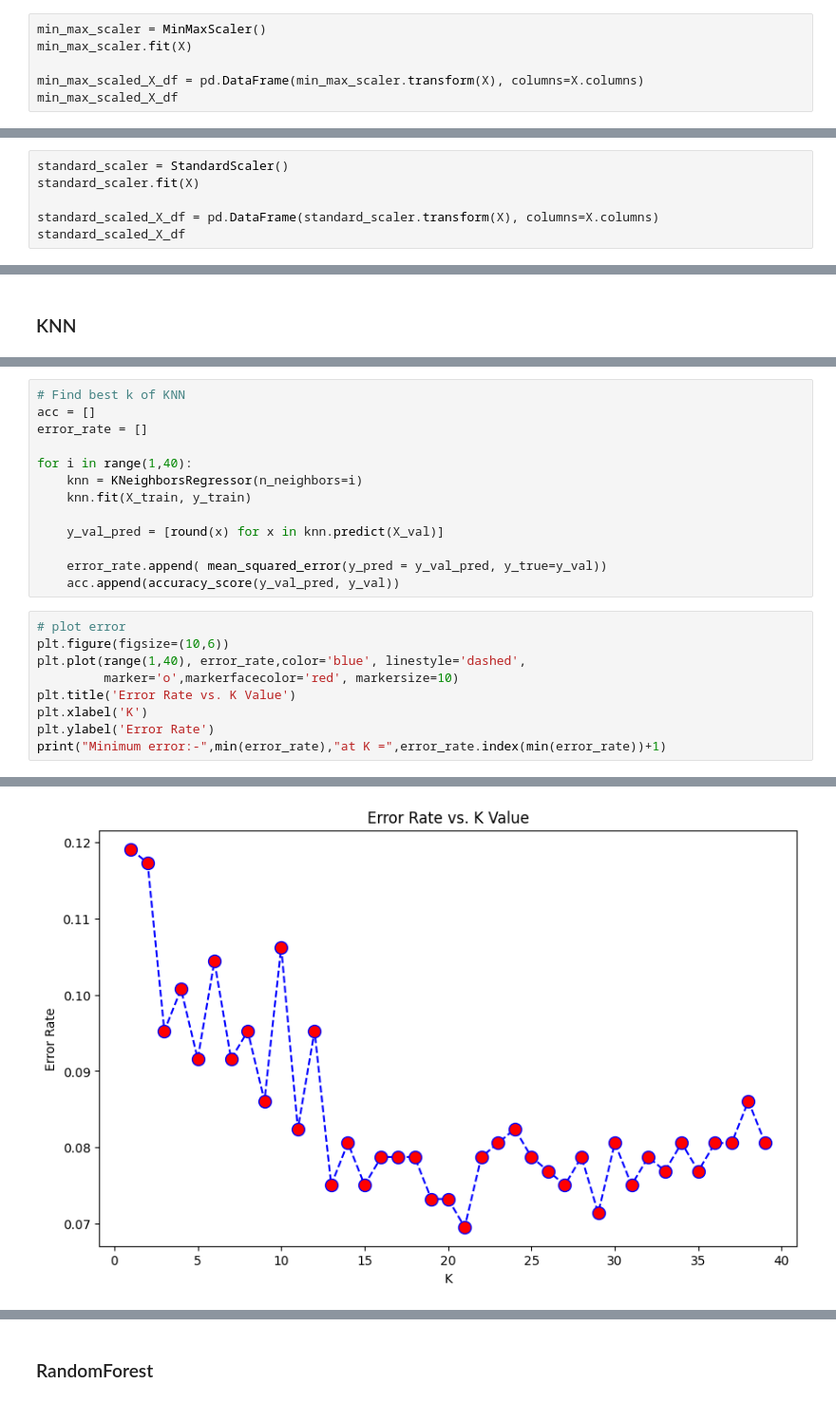
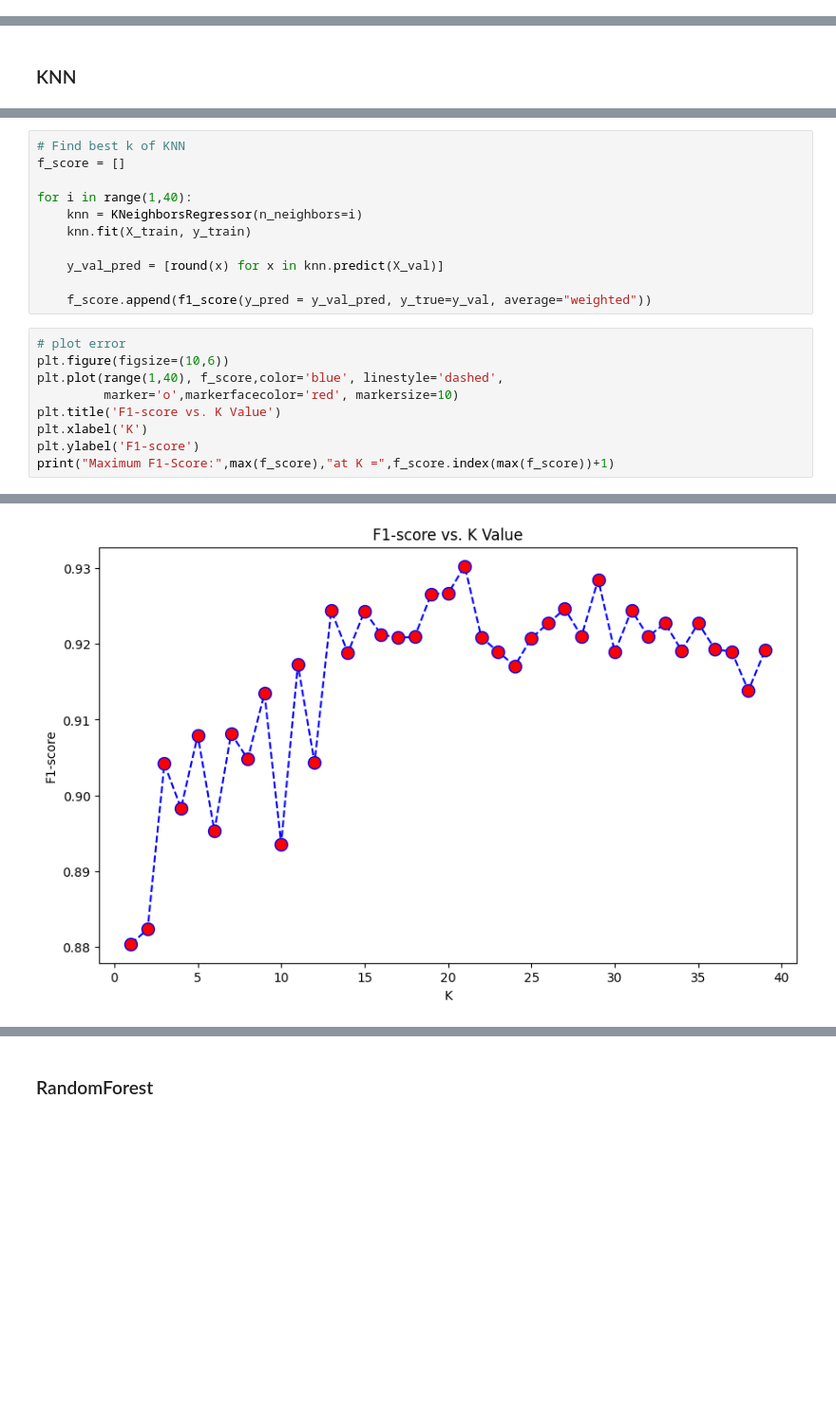
Before and after one commit to PrinandaRahmatullah/diamond-prediction, a Jupyter notebook: model-predictive-analytics/model-predictive-analytics.ipynb, the cells around one changed output, grey strips where cells are left out. Shown at 95% size. Cells and saved outputs as stored; diff of their text form; blank space fills up the shorter version.

```diff
--- a/model-predictive-analytics/model-predictive-analytics.ipynb
+++ b/model-predictive-analytics/model-predictive-analytics.ipynb
@@ -246,6 +239,0 @@ from sklearn.preprocessing import StandardScaler, MinMaxScaler
-# %%
-min_max_scaler = MinMaxScaler()
-min_max_scaler.fit(X)
-
-min_max_scaled_X_df = pd.DataFrame(min_max_scaler.transform(X), columns=X.columns)
-min_max_scaled_X_df
@@ -285,6 +239,0 @@ min_max_scaled_X_test_df
-# %%
-standard_scaler = StandardScaler()
-standard_scaler.fit(X)
-
-standard_scaled_X_df = pd.DataFrame(standard_scaler.transform(X), columns=X.columns)
-standard_scaled_X_df
@@ -352,7 +270,6 @@ from sklearn.metrics import mean_squared_error, accuracy_score
 # %%
 # Find best k of KNN
-acc = []
-error_rate = []
+f_score = []
 
 for i in range(1,40):
     knn = KNeighborsRegressor(n_neighbors=i)
@@ -360,15 +277,14 @@ for i in range(1,40):
 
     y_val_pred = [round(x) for x in knn.predict(X_val)]
 
-    error_rate.append( mean_squared_error(y_pred = y_val_pred, y_true=y_val))
-    acc.append(accuracy_score(y_val_pred, y_val))
+    f_score.append(f1_score(y_pred = y_val_pred, y_true=y_val, average="weighted"))
 # %%
 # plot error
 plt.figure(figsize=(10,6))
-plt.plot(range(1,40), error_rate,color='blue', linestyle='dashed',
+plt.plot(range(1,40), f_score,color='blue', linestyle='dashed',
          marker='o',markerfacecolor='red', markersize=10)
-plt.title('Error Rate vs. K Value')
+plt.title('F1-score vs. K Value')
 plt.xlabel('K')
-plt.ylabel('Error Rate')
-print("Minimum error:-",min(error_rate),"at K =",error_rate.index(min(error_rate))+1)
+plt.ylabel('F1-score')
+print("Maximum F1-Score:",max(f_score),"at K =",f_score.index(max(f_score))+1)
 # %% [output]
@@ -376 +292 @@ Minimum error:- 0.0695970695970696 at K = 21
-[figure, old version]
+[figure, new version]
```
Also changed, not shown: parts of 36 cells of this notebook, 5 other files.
